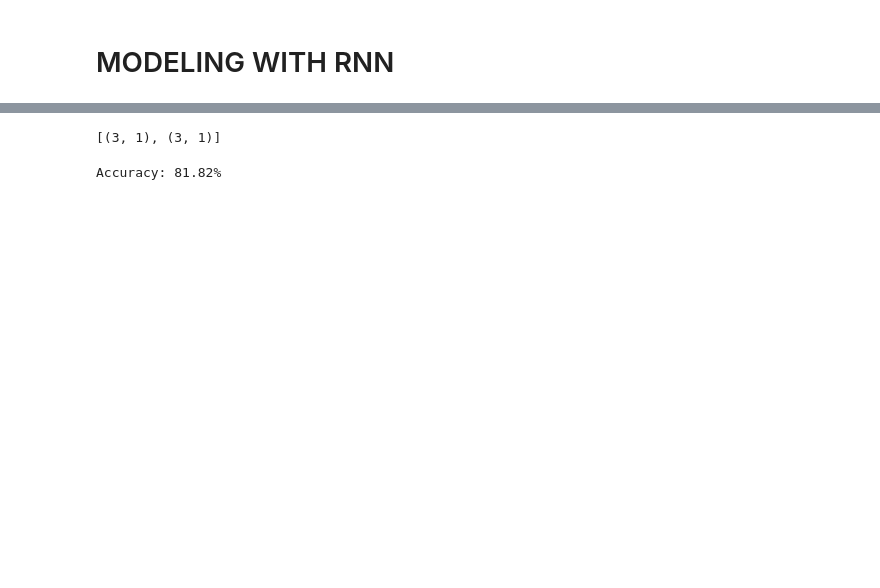
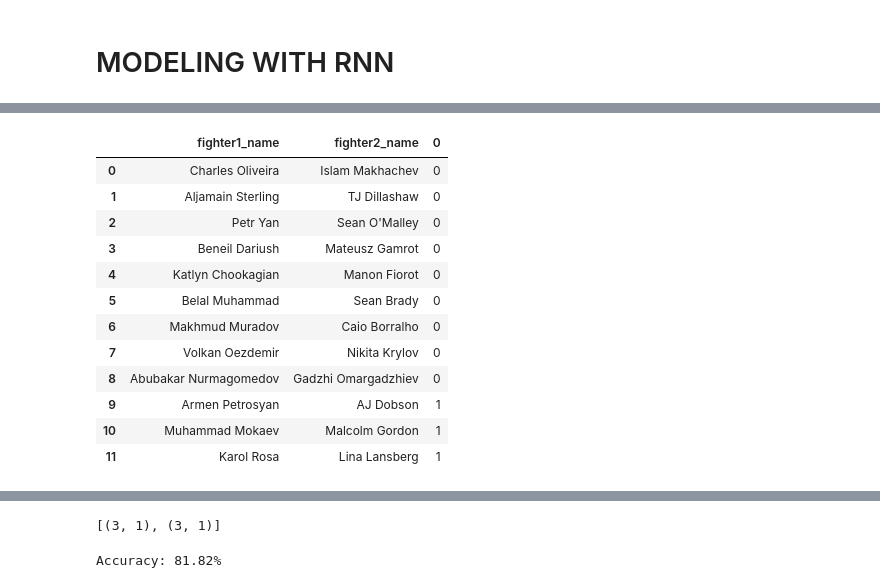
Before and after one commit to dannyyho/ufcstatscraper, a Jupyter notebook: MMAPredictions.ipynb, the cells around one changed output, grey strips where cells are left out. Saved outputs shown, nothing was run; the diff lists cells and outputs as text; code cells hidden in the pictures; blank space fills up the shorter version.

```diff
--- a/MMAPredictions.ipynb
+++ b/MMAPredictions.ipynb
@@ -356,0 +455,3 @@ data = data.reindex(sorted(data.columns), axis=1)
+# %%
+df_train = df_train.reindex(sorted(df_train.columns), axis=1)
+df_test = df_test.reindex(sorted(df_test.columns), axis=1)
@@ -356,0 +465,9 @@ data = data.reindex(sorted(data.columns), axis=1)
+# %%
+# split the dataset
+from sklearn.model_selection import train_test_split
+
+df_train = df_train.drop(columns = ['_id','fighter1_id','fighter2_id','fighter1_name','fighter2_name','method','weight_class', 'year','end_round'])
+df_test = df_test.drop(columns = ['_id','fighter1_id','fighter2_id','fighter1_name','fighter2_name','method','weight_class', 'year','end_round'])
+
+X, y = df_train.drop("winner", axis=1), df_train["winner"]
+X_train, X_test, y_train, y_test = train_test_split(X, y, test_size=0.3, random_state=0)
@@ -384,5 +521,0 @@ data = data.drop(columns= ["_id","year","fighter1_name","fighter2_name","fighter
-# %%
-# split the dataset
-from sklearn.model_selection import train_test_split
-X, y = data.drop("winner2", axis=1), data["winner2"]
-X_train, X_test, y_train, y_test = train_test_split(X, y, test_size=0.2, random_state=0)
@@ -516,0 +582,17 @@ NotFittedError: ignored
+# %%
+outputs = pd.Series(outputs)
+pd.concat([df_test_pred['fighter1_name'], df_test_pred['fighter2_name'], outputs], axis=1)
+# %% [output]
+|  | fighter1_name | fighter2_name | 0 |
+| 0 | Charles Oliveira | Islam Makhachev | 0 |
+| 1 | Aljamain Sterling | TJ Dillashaw | 0 |
+| 2 | Petr Yan | Sean O'Malley | 0 |
+| 3 | Beneil Dariush | Mateusz Gamrot | 0 |
+| 4 | Katlyn Chookagian | Manon Fiorot | 0 |
+| 5 | Belal Muhammad | Sean Brady | 0 |
+| 6 | Makhmud Muradov | Caio Borralho | 0 |
+| 7 | Volkan Oezdemir | Nikita Krylov | 0 |
+| 8 | Abubakar Nurmagomedov | Gadzhi Omargadzhiev | 0 |
+| 9 | Armen Petrosyan | AJ Dobson | 1 |
+| 10 | Muhammad Mokaev | Malcolm Gordon | 1 |
+| 11 | Karol Rosa | Lina Lansberg | 1 |
```
Also changed, not shown: parts of 63 cells of this notebook.
